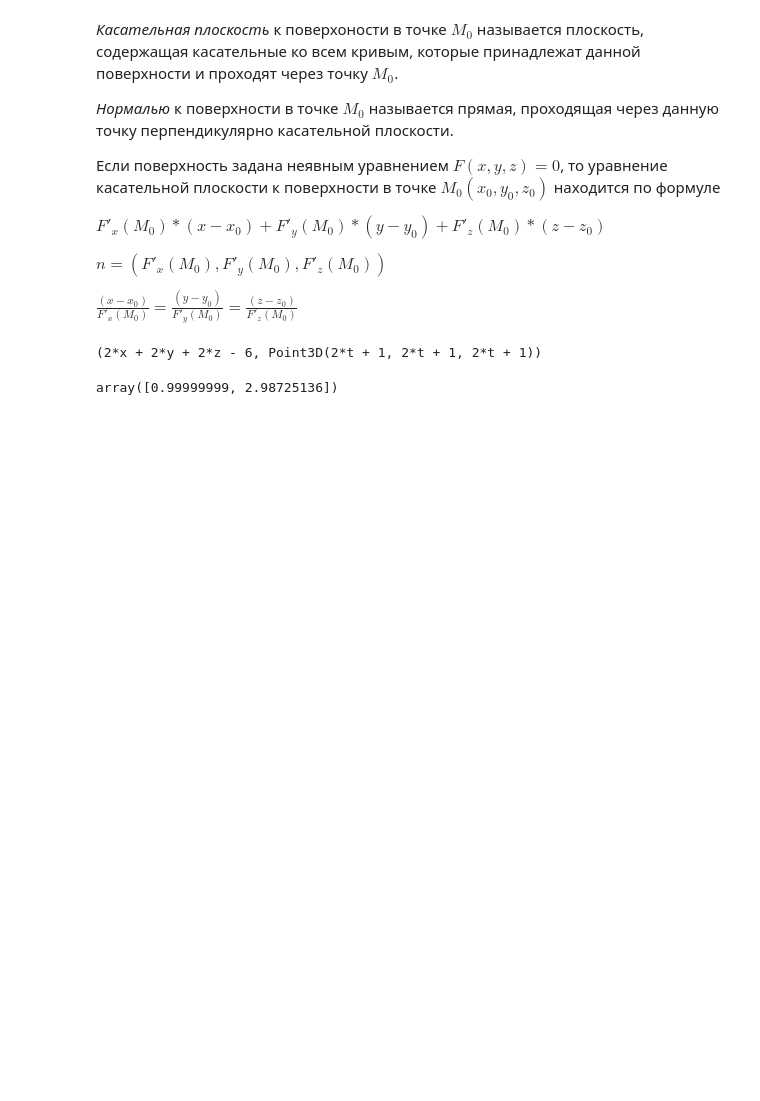
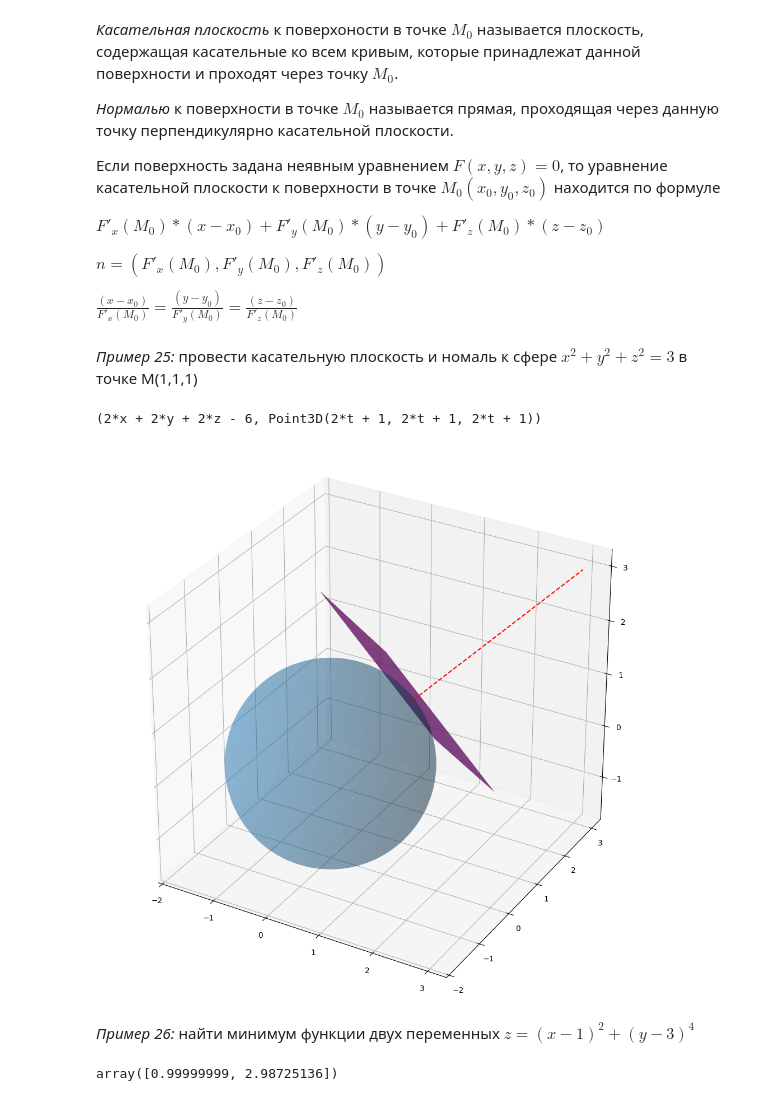
Before and after one commit to AlexeyTri/Mathematics, a Jupyter notebook: Mathematics_2.ipynb, the cells around one changed output. Saved outputs shown, nothing was run; the diff lists cells and outputs as text; code cells hidden in the pictures; blank space fills up the shorter version.

```diff
--- a/Mathematics_2.ipynb
+++ b/Mathematics_2.ipynb
@@ -785,4 +807,6 @@ $F'_x(M_0)*(x-x_0)+F'_y(M_0)*(y-y_0)+F'_z(M_0)*(z-z_0)$
 $n = (F'_x(M_0), F'_y(M_0), F'_z(M_0))$
 
 $\frac{(x-x_0)}{F'_x(M_0)}=\frac{(y-y_0)}{F'_y(M_0)}=\frac{(z-z_0)}{F'_z(M_0)}$
+# %% [markdown]
+*Пример 25:* провести касательную плоскость и номаль к сфере $x^2+y^2+z^2 = 3$ в точке М(1,1,1)
 # %%
@@ -794,4 +817,34 @@ p, l_n = tanget_plane(F, M)
 p, l_n
 # %% [output]
 (2*x + 2*y + 2*z - 6, Point3D(2*t + 1, 2*t + 1, 2*t + 1))
+# %%
+import matplotlib.pyplot as plt
+import numpy as np
+z_kas = lambda w: 3 - w[0] - w[1]
+fig = plt.figure(figsize=(10,10))
+ax = fig.add_subplot(projection='3d')
+x = np.linspace(-0.1, 2, 50)
+y = np.linspace(-0.1, 2, 50)
+x, y = np.meshgrid(x, y)
+z_kas = z_kas((x, y))
+ax.plot_surface(x, y, z_kas, color='m')
+
+u = np.linspace(0, 2 * np.pi, 100)
+v = np.linspace(0, np.pi, 100)
+x = np.sqrt(3) * np.outer(np.cos(u), np.sin(v))
+y = np.sqrt(3) * np.outer(np.sin(u), np.sin(v))
+z = np.sqrt(3) * np.outer(np.ones(np.size(u)), np.cos(v))
+
+ax.plot_surface(x, y, z, alpha=0.3)
+
+ax.plot([1,3], [1,3], [1,3], '--', c='r')
+
+
+ax.set_aspect('equal')
+
+plt.show()
+# %% [output]
+[figure, added]
+# %% [markdown]
+*Пример 26:* найти минимум функции двух переменных $z=(x-1)^2+(y-3)^4$
 # %%
```
Also changed, not shown: parts of 74 cells of this notebook.
